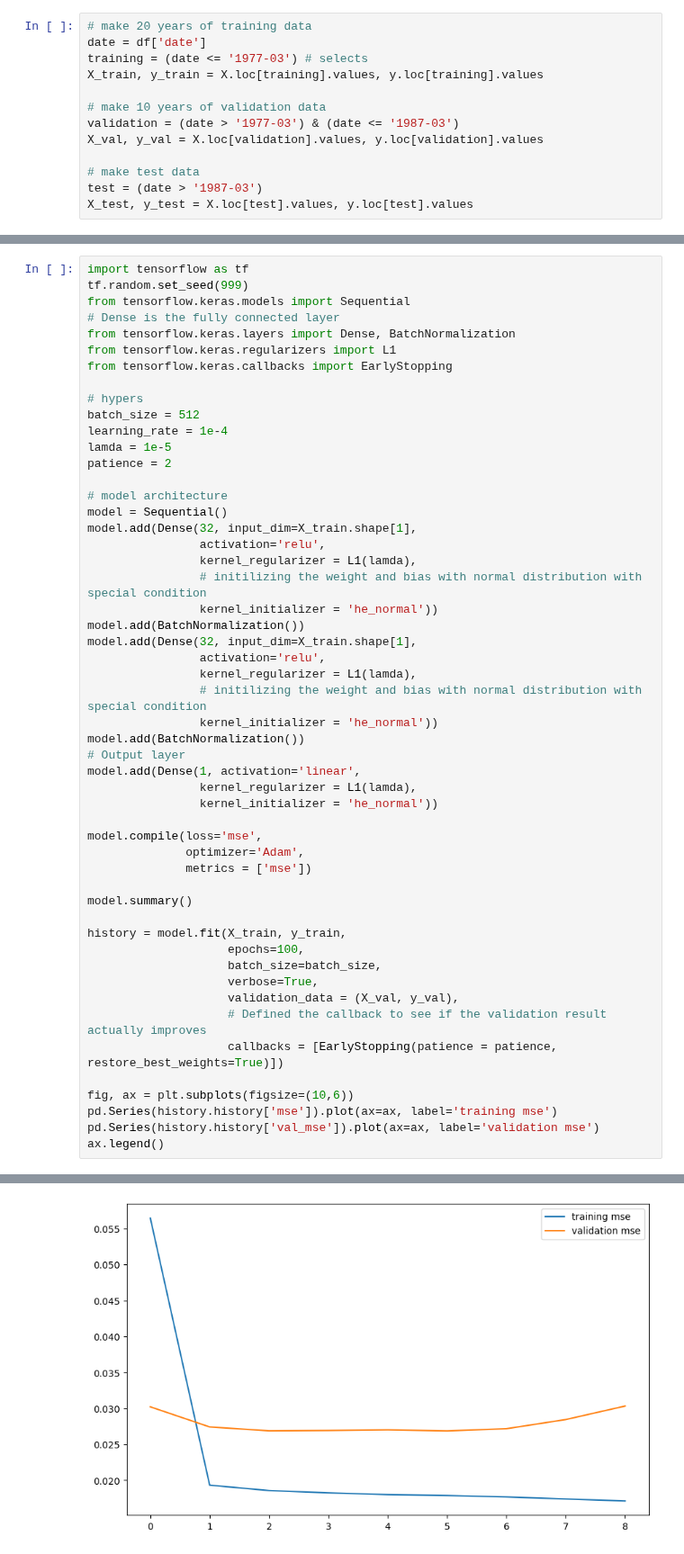
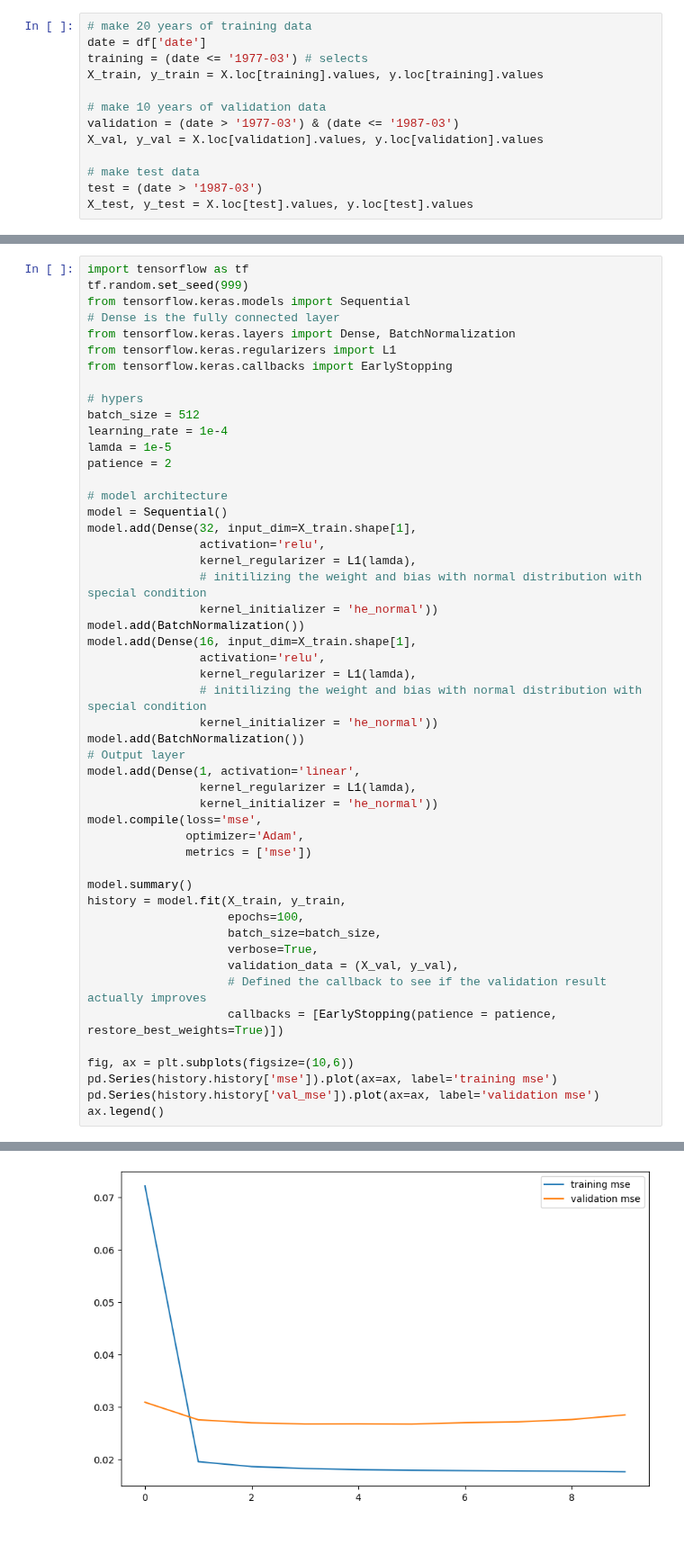
Before and after one commit to dr17549/BD2_coursework, a Jupyter notebook: Code/assignment.ipynb, the cells around one changed output, grey strips where cells are left out. Shown at 90% size. Saved outputs shown, nothing was run; the diff lists cells and outputs as text.

```diff
--- a/Code/assignment.ipynb
+++ b/Code/assignment.ipynb
@@ -52,7 +54,7 @@ model.add(Dense(32, input_dim=X_train.shape[1],
                 # initilizing the weight and bias with normal distribution with special condition
                 kernel_initializer = 'he_normal'))
 model.add(BatchNormalization())
-model.add(Dense(32, input_dim=X_train.shape[1],
+model.add(Dense(16, input_dim=X_train.shape[1],
                 activation='relu',
                 kernel_regularizer = L1(lamda),
                 # initilizing the weight and bias with normal distribution with special condition
@@ -62,13 +64,11 @@ model.add(BatchNormalization())
 model.add(Dense(1, activation='linear',
                 kernel_regularizer = L1(lamda),
                 kernel_initializer = 'he_normal'))
-
 model.compile(loss='mse',
               optimizer='Adam',
               metrics = ['mse'])
 
 model.summary()
-
 history = model.fit(X_train, y_train,
                     epochs=100,
                     batch_size=batch_size,
@@ -122,2 +124,2 @@ Epoch 9/100
 <matplotlib.legend.Legend at 0x...>
-[figure, old version]
+[figure, new version]
```
Also changed, not shown: parts of 3 cells of this notebook, 2 other files.
